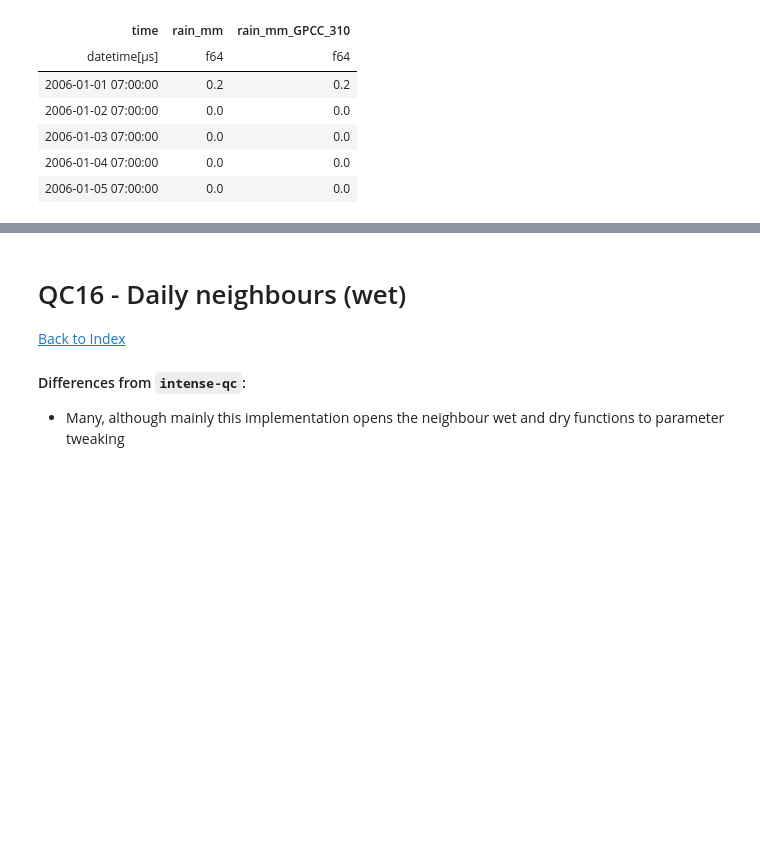
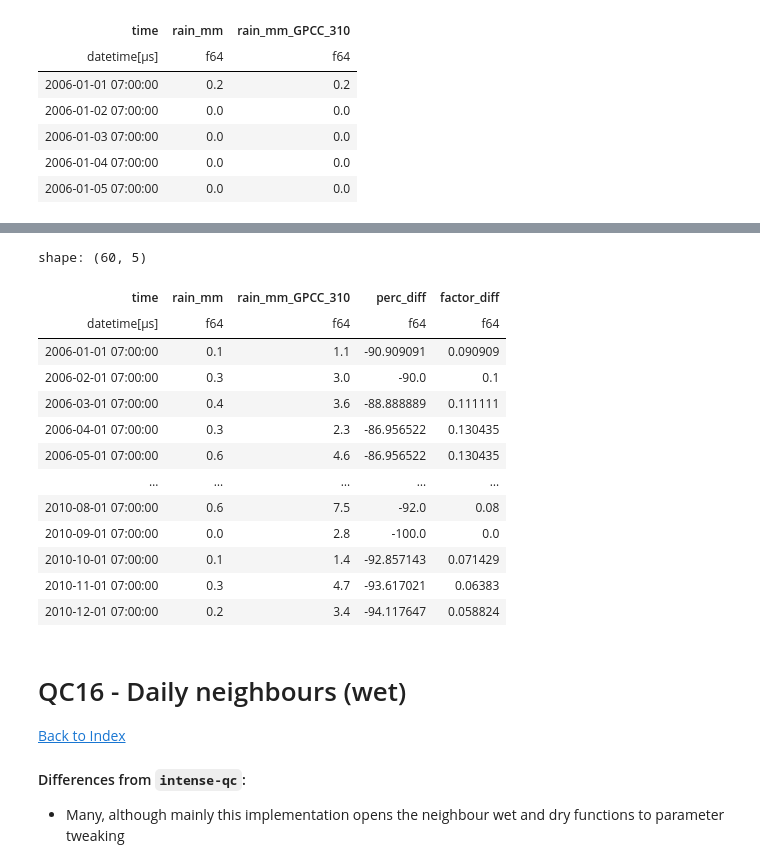
Before and after one commit to Thomasjkeel/RainfallQC-notebooks, a Jupyter notebook: notebooks/neighbour_checks.ipynb, the cells around one changed output, grey strips where cells are left out. Drawn from its saved outputs; the diff is of its cells as text; code cells hidden in the pictures; blank space fills up the shorter version.

Commit message:
add factor and perc diff

```diff
--- a/notebooks/neighbour_checks.ipynb
+++ b/notebooks/neighbour_checks.ipynb
@@ -887,3 +886,16 @@ shape: (5, 3)
 | 2006-01-03 07:00:00 | 0.0 | 0.0 |
 | 2006-01-04 07:00:00 | 0.0 | 0.0 |
 | 2006-01-05 07:00:00 | 0.0 | 0.0 |
+# %%
+gpcc_col_name = f"{rain_col}_GPCC_{gpcc_id_name}"
+# %%
+## resample into monthly
+joined_gauges_gpcc_monthly = (
+    joined_gauges_gpcc.group_by_dynamic("time", every="1mo", offset="7h")
+    .agg(
+        [
+            pl.col(rain_col).mean().round(1).alias(rain_col),
+            pl.col(gpcc_col_name).mean().round(1).alias(gpcc_col_name)
+        ]
+    )
+)  # TODO: Ensure at least 24*n_days_in_month data points
@@ -890,3 +913,25 @@ shape: (5, 3)
+# %%
+joined_gauges_gpcc_monthly_perc_diff = joined_gauges_gpcc_monthly.with_columns(
+    perc_diff=((pl.col(rain_col) - pl.col(gpcc_col_name)) * 100.) / pl.col(gpcc_col_name),
+    factor_diff=pl.col(rain_col) / pl.col(gpcc_col_name)
+)
+# %%
+joined_gauges_gpcc_monthly_perc_diff
+# %% [output]
+shape: (60, 5)
+| time | rain_mm | rain_mm_GPCC_310 | perc_diff | factor_diff |
+| datetime[μs] | f64 | f64 | f64 | f64 |
+| 2006-01-01 07:00:00 | 0.1 | 1.1 | -90.909091 | 0.090909 |
+| 2006-02-01 07:00:00 | 0.3 | 3.0 | -90.0 | 0.1 |
+| 2006-03-01 07:00:00 | 0.4 | 3.6 | -88.888889 | 0.111111 |
+| 2006-04-01 07:00:00 | 0.3 | 2.3 | -86.956522 | 0.130435 |
+| 2006-05-01 07:00:00 | 0.6 | 4.6 | -86.956522 | 0.130435 |
+| … | … | … | … | … |
+| 2010-08-01 07:00:00 | 0.6 | 7.5 | -92.0 | 0.08 |
+| 2010-09-01 07:00:00 | 0.0 | 2.8 | -100.0 | 0.0 |
+| 2010-10-01 07:00:00 | 0.1 | 1.4 | -92.857143 | 0.071429 |
+| 2010-11-01 07:00:00 | 0.3 | 4.7 | -93.617021 | 0.06383 |
+| 2010-12-01 07:00:00 | 0.2 | 3.4 | -94.117647 | 0.058824 |
 # %%
 # def compare_target_to_neighbour_monthly(target, neighbour):
 #     df = pd.concat([target, neighbour], axis=1, join='inner')
```
Also changed, not shown: parts of 16 cells of this notebook.
